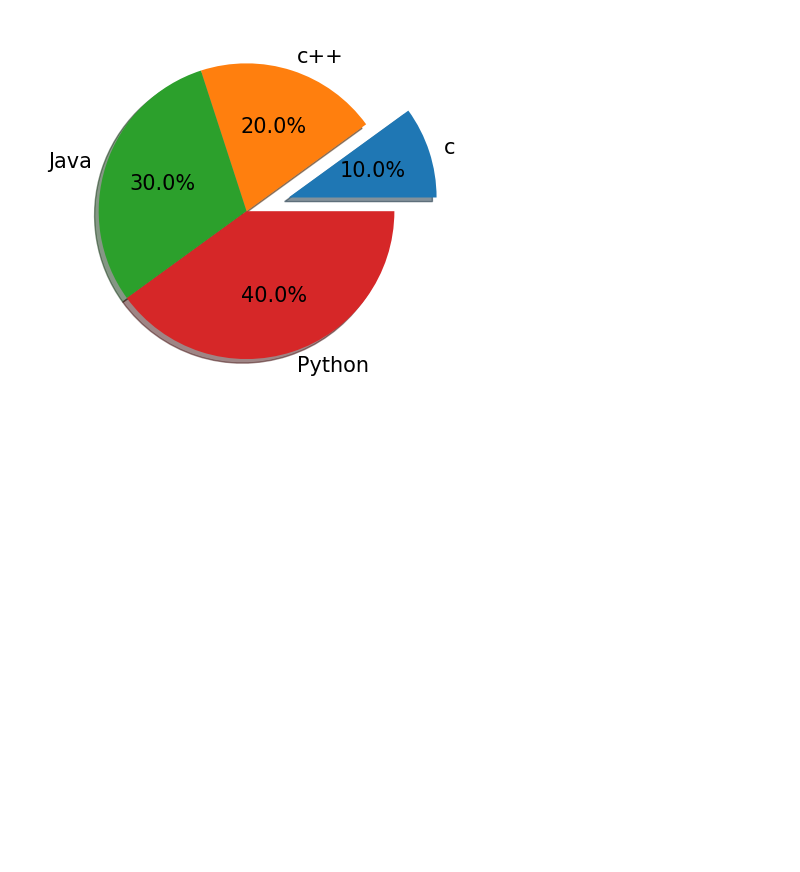
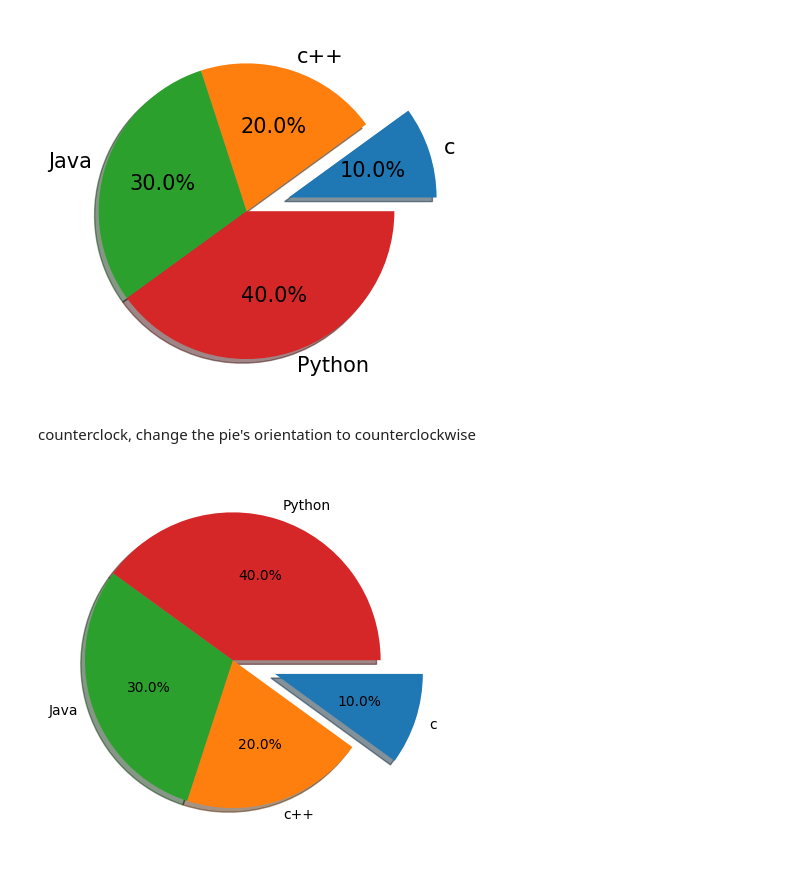
Before and after one commit to Musawer-Afzal/AI-Engineering, a Jupyter notebook: Matplotlib/pie_plot.ipynb, the cells around one changed output. Drawn from its saved outputs; the diff is of its cells as text; code cells hidden in the pictures; blank space fills up the shorter version.

Commit message:
turn the pie counter clockwise

```diff
--- a/Matplotlib/pie_plot.ipynb
+++ b/Matplotlib/pie_plot.ipynb
@@ -130,17 +130,22 @@ plt.pie(
 plt.show()
 # %% [output]
 [figure]
+# %% [markdown]
+counterclock, change the pie's orientation to counterclockwise
 # %%
 x = [10, 20,30, 40]
 y = ["c", "c++", "Java", "Python"]
 ex = [0.3, 0.0, 0.0, 0.0]
 c = ["red", "yellow", "green", "blue"]
 
 plt.pie(
     x,
     labels = y,
     explode = ex,
     autopct = "%0.1f%%",
     shadow = True,
+    counterclock = False,
     )
 plt.show()
+# %% [output]
+[figure, added]
```
